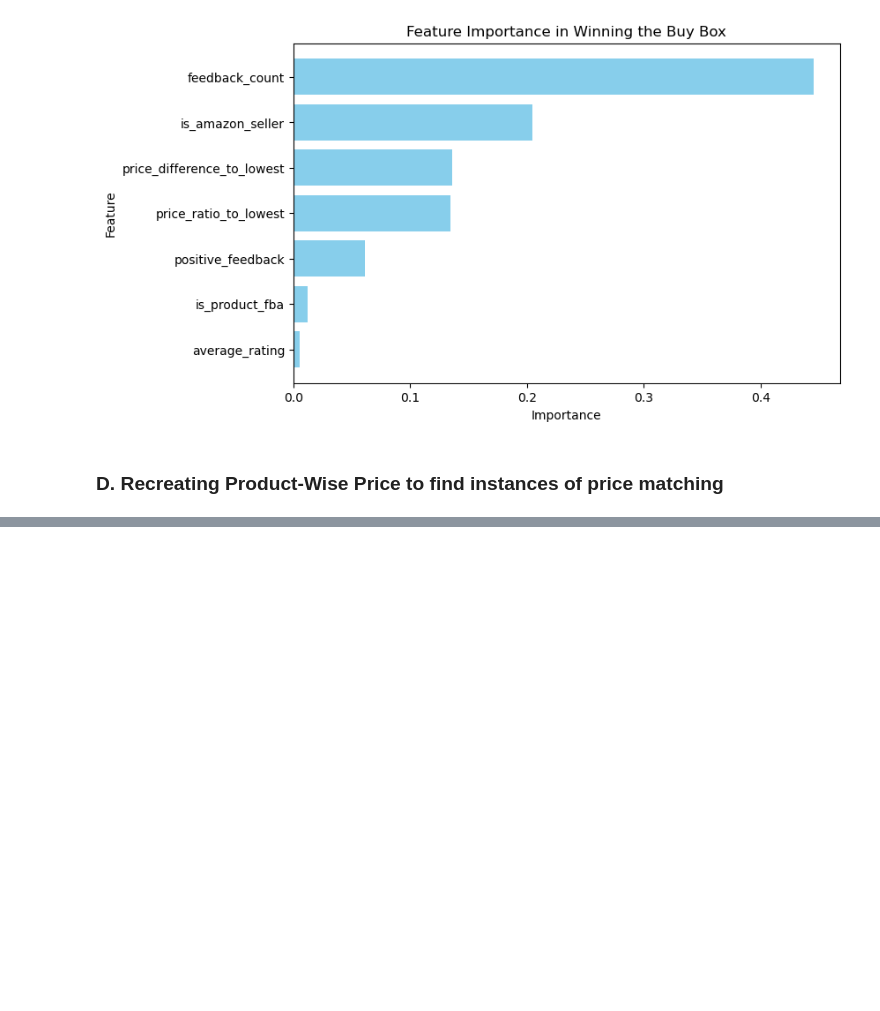
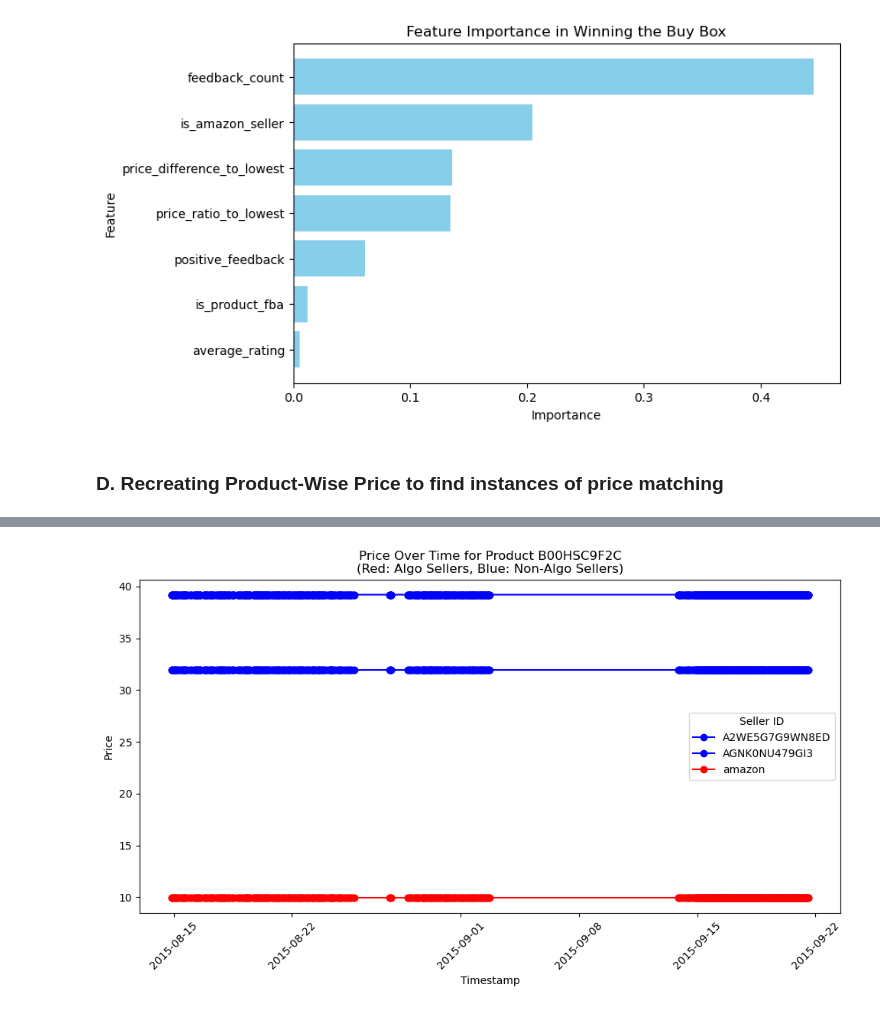
Before and after one commit to ABeltrann/algoPricingResearch, a Jupyter notebook: eda.ipynb, the cells around one changed output, grey strips where cells are left out. Drawn from its saved outputs; the diff is of its cells as text; code cells hidden in the pictures; blank space fills up the shorter version.

```diff
--- a/eda.ipynb
+++ b/eda.ipynb
@@ -276,0 +316,6 @@ unique_pids
+# %%
+### Attempt 2:
+
+filtered_crawl_data = crawl_data.groupby("pid").filter(lambda group: group["sid"].nunique() <= 5)
+filtered_crawl_data = filtered_crawl_data.groupby("pid").filter(lambda group: group["algo_seller"].any() and (~group["algo_seller"]).any())
+filtered_crawl_data
@@ -276,0 +336,24 @@ unique_pids
+# %%
+def product_price():
+    random_pid = np.random.choice(filtered_crawl_data["pid"].unique())
+    product_data = filtered_crawl_data[filtered_crawl_data["pid"] == random_pid].copy()
+    product_data["timestamp"] = pd.to_datetime(product_data["timestamp"])
+    sellers = product_data["sid"].unique()
+    plt.figure(figsize=(10, 6))
+    for sid in sellers:
+        seller_data = product_data[product_data["sid"] == sid].sort_values("timestamp")
+        seller_color = "red" if seller_data["algo_seller"].iloc[0] else "blue"
+        plt.plot(seller_data["timestamp"], seller_data["price"],
+                label=sid, color=seller_color, marker="o", linestyle="-")
+
+    plt.xlabel("Timestamp")
+    plt.ylabel("Price")
+    plt.title(f"Price Over Time for Product {random_pid}\n(Red: Algo Sellers, Blue: Non-Algo Sellers)")
+    plt.xticks(rotation=45)
+    plt.legend(title="Seller ID")
+    plt.tight_layout()
+    plt.show()
+# %%
+product_price()
+# %% [output]
+[figure, added]
```
Also changed, not shown: parts of 16 cells of this notebook.
